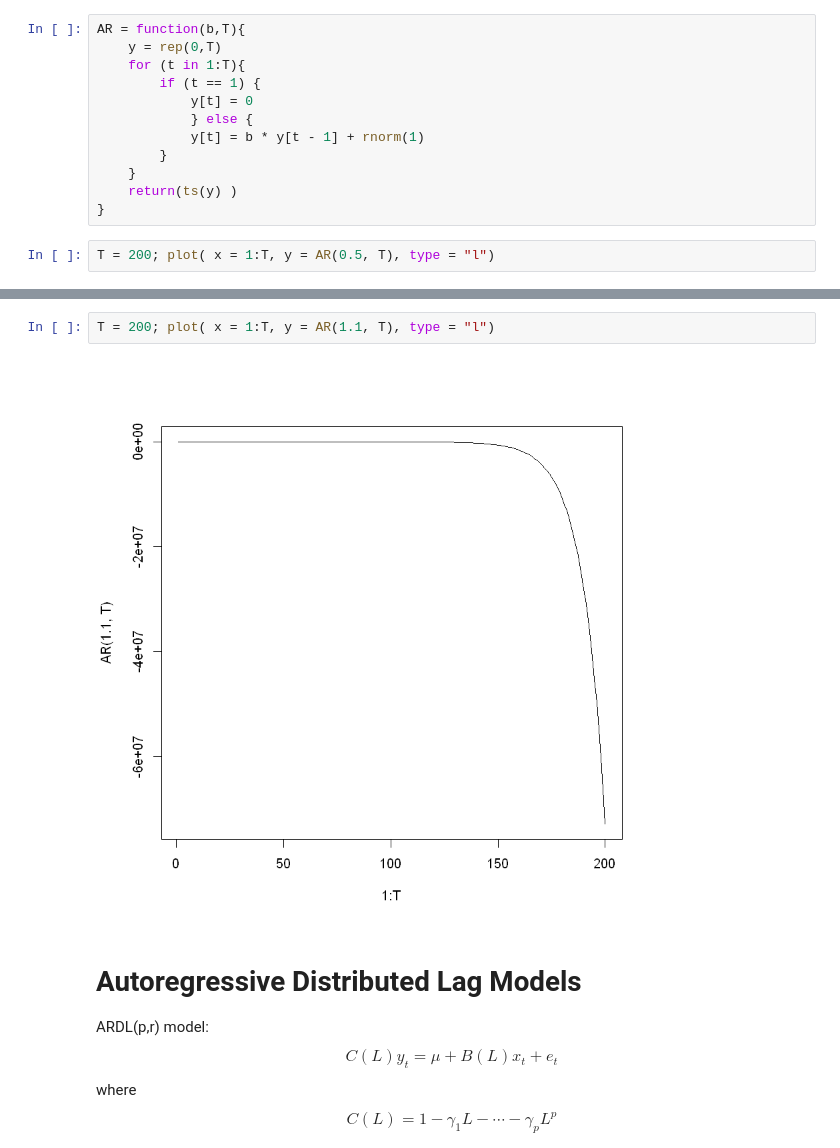
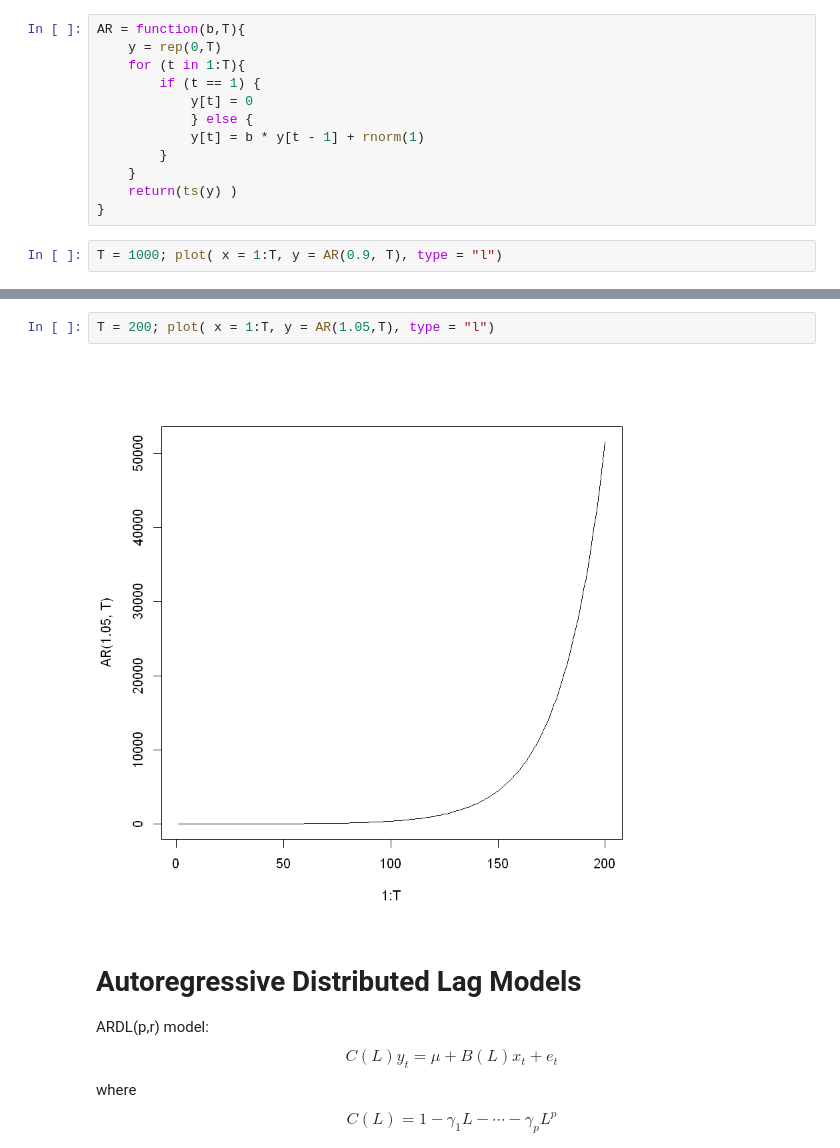
Before and after one commit to zhentaoshi/Econ5121A, a Jupyter notebook: Msc/time_series.ipynb, the cells around one changed output, grey strips where cells are left out. Drawn from its saved outputs; the diff is of its cells as text.

```diff
--- a/Msc/time_series.ipynb
+++ b/Msc/time_series.ipynb
@@ -181,5 +181,5 @@ AR = function(b,T){
     return(ts(y) )
 }
 # %%
-T = 200; plot( x = 1:T, y = AR(0.5, T), type = "l")
+T = 1000; plot( x = 1:T, y = AR(0.9, T), type = "l")
 # %% [output]
@@ -191,7 +191,7 @@ T = 200; plot( x = 1:T, y = AR(1.0, T), type = "l")
 # %%
-T = 200; plot( x = 1:T, y = AR(1.1, T), type = "l")
+T = 200; plot( x = 1:T, y = AR(1.05,T), type = "l")
 # %% [output]
-[figure, old version]
+[figure, new version]
 # %% [markdown]
 # Autoregressive Distributed Lag Models
 
```
Also changed, not shown: parts of 6 cells of this notebook, 3 other files.
